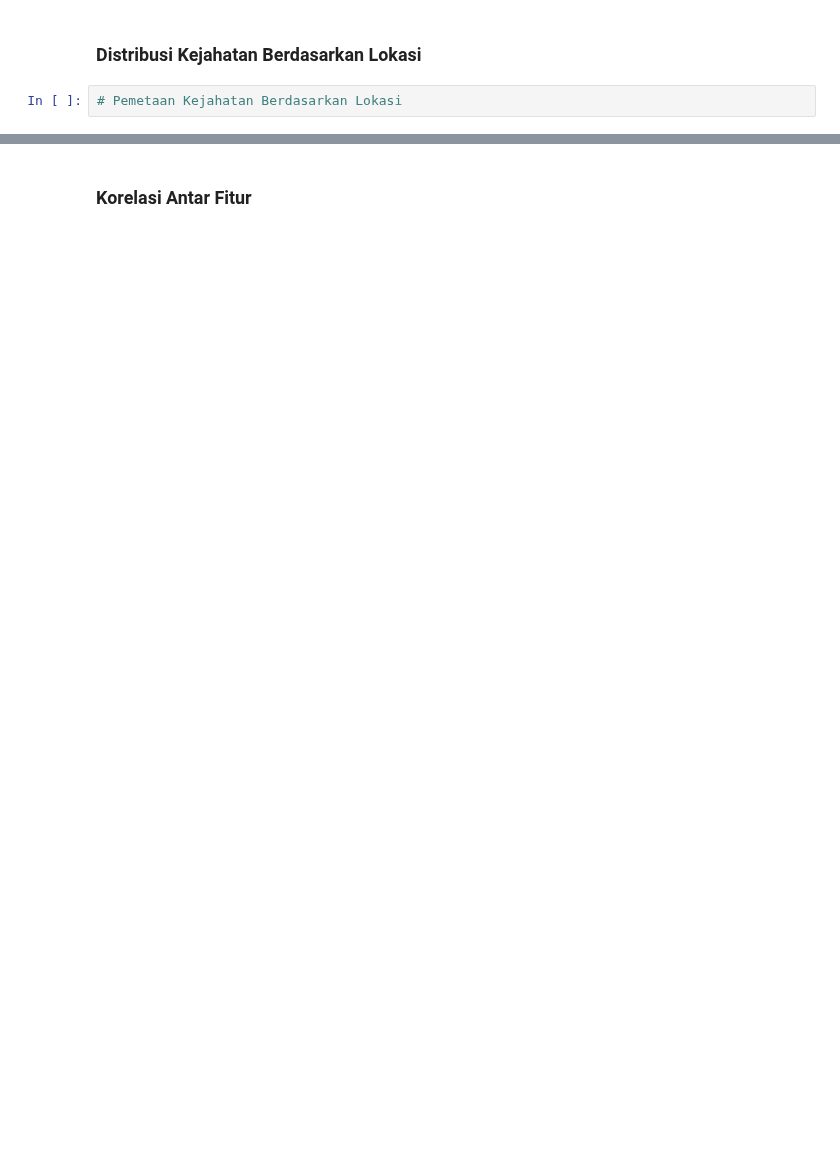
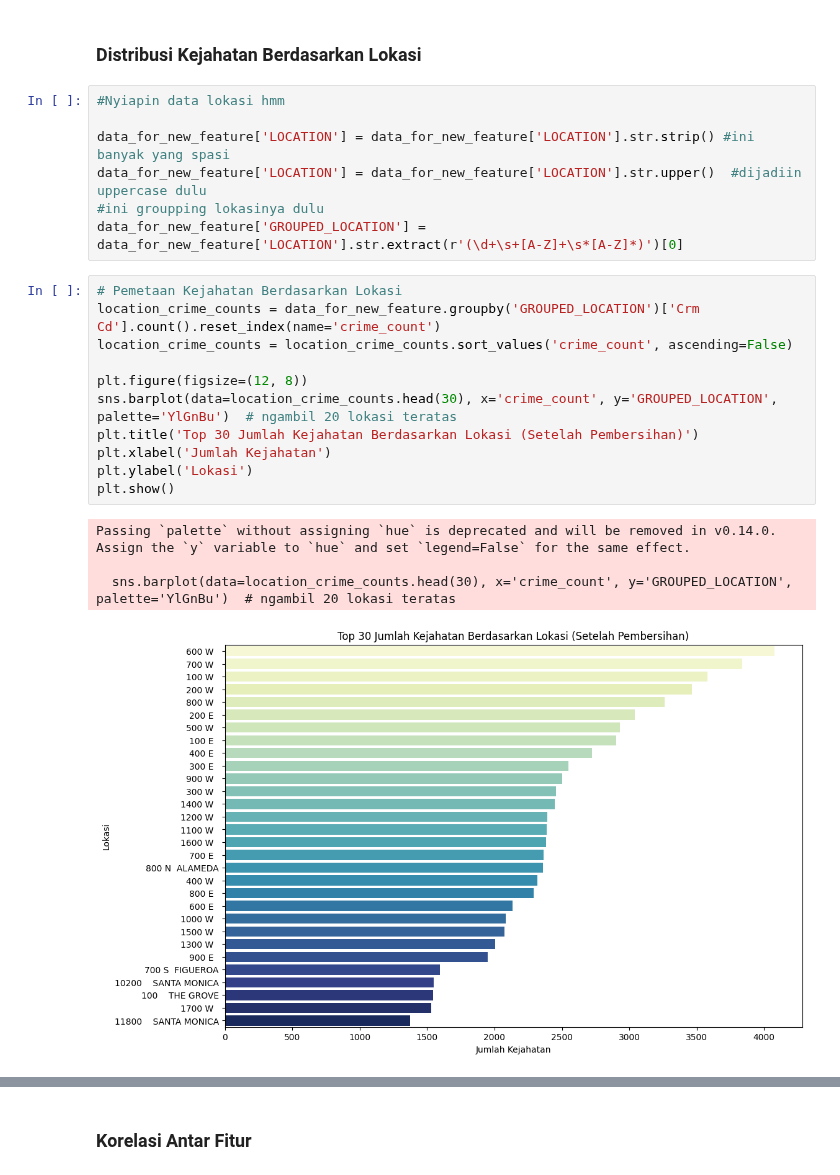
Before and after one commit to jasmrntha/tgp1-pap-c, a Jupyter notebook: Eksplorasi-dan-Prapemrosesan-Data.ipynb, the cells around one changed output, grey strips where cells are left out. Cells and saved outputs as stored; diff of their text form; blank space fills up the shorter version.

```diff
--- a/Eksplorasi-dan-Prapemrosesan-Data.ipynb
+++ b/Eksplorasi-dan-Prapemrosesan-Data.ipynb
@@ -430,4 +523,25 @@ Tujuan: Melakukan pendalaman (insight) dari data yang telah diolah dan melihat h
 # %% [markdown]
 ### Distribusi Kejahatan Berdasarkan Lokasi
-# %%
-# Pemetaan Kejahatan Berdasarkan Lokasi
+# %%
+#Nyiapin data lokasi hmm
+
+data_for_new_feature['LOCATION'] = data_for_new_feature['LOCATION'].str.strip() #ini banyak yang spasi
+data_for_new_feature['LOCATION'] = data_for_new_feature['LOCATION'].str.upper()  #dijadiin uppercase dulu
+#ini groupping lokasinya dulu
+data_for_new_feature['GROUPED_LOCATION'] = data_for_new_feature['LOCATION'].str.extract(r'(\d+\s+[A-Z]+\s*[A-Z]*)')[0]
+# %%
+# Pemetaan Kejahatan Berdasarkan Lokasi
+location_crime_counts = data_for_new_feature.groupby('GROUPED_LOCATION')['Crm Cd'].count().reset_index(name='crime_count')
+location_crime_counts = location_crime_counts.sort_values('crime_count', ascending=False)
+
+plt.figure(figsize=(12, 8))
+sns.barplot(data=location_crime_counts.head(30), x='crime_count', y='GROUPED_LOCATION', palette='YlGnBu')  # ngambil 20 lokasi teratas
+plt.title('Top 30 Jumlah Kejahatan Berdasarkan Lokasi (Setelah Pembersihan)')
+plt.xlabel('Jumlah Kejahatan')
+plt.ylabel('Lokasi')
+plt.show()
+# %% [output]
+Passing `palette` without assigning `hue` is deprecated and will be removed in v0.14.0. Assign the `y` variable to `hue` and set `legend=False` for the same effect.
+
+  sns.barplot(data=location_crime_counts.head(30), x='crime_count', y='GROUPED_LOCATION', palette='YlGnBu')  # ngambil 20 lokasi teratas
+[figure, added]
```
Also changed, not shown: parts of 20 cells of this notebook, 1 other file.
